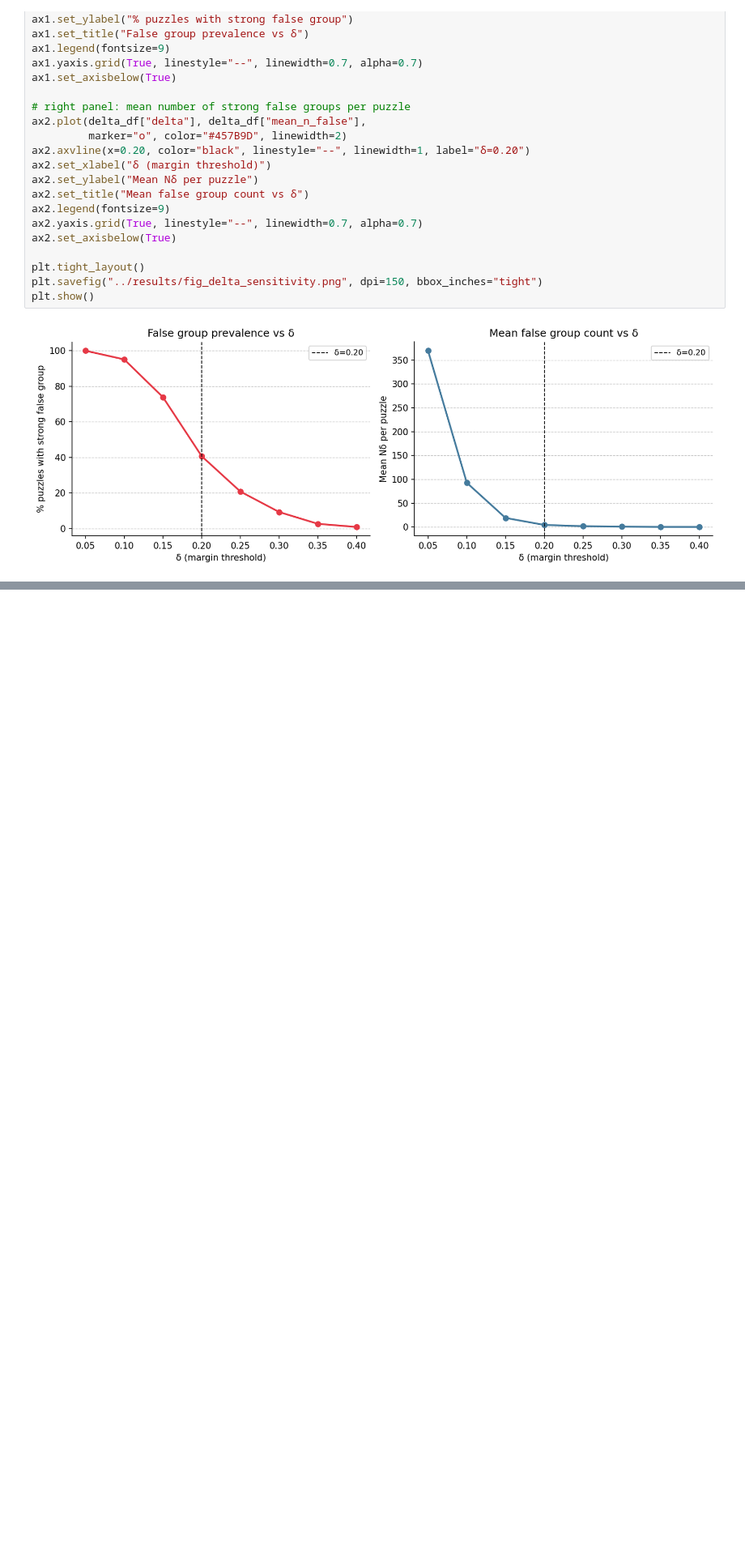
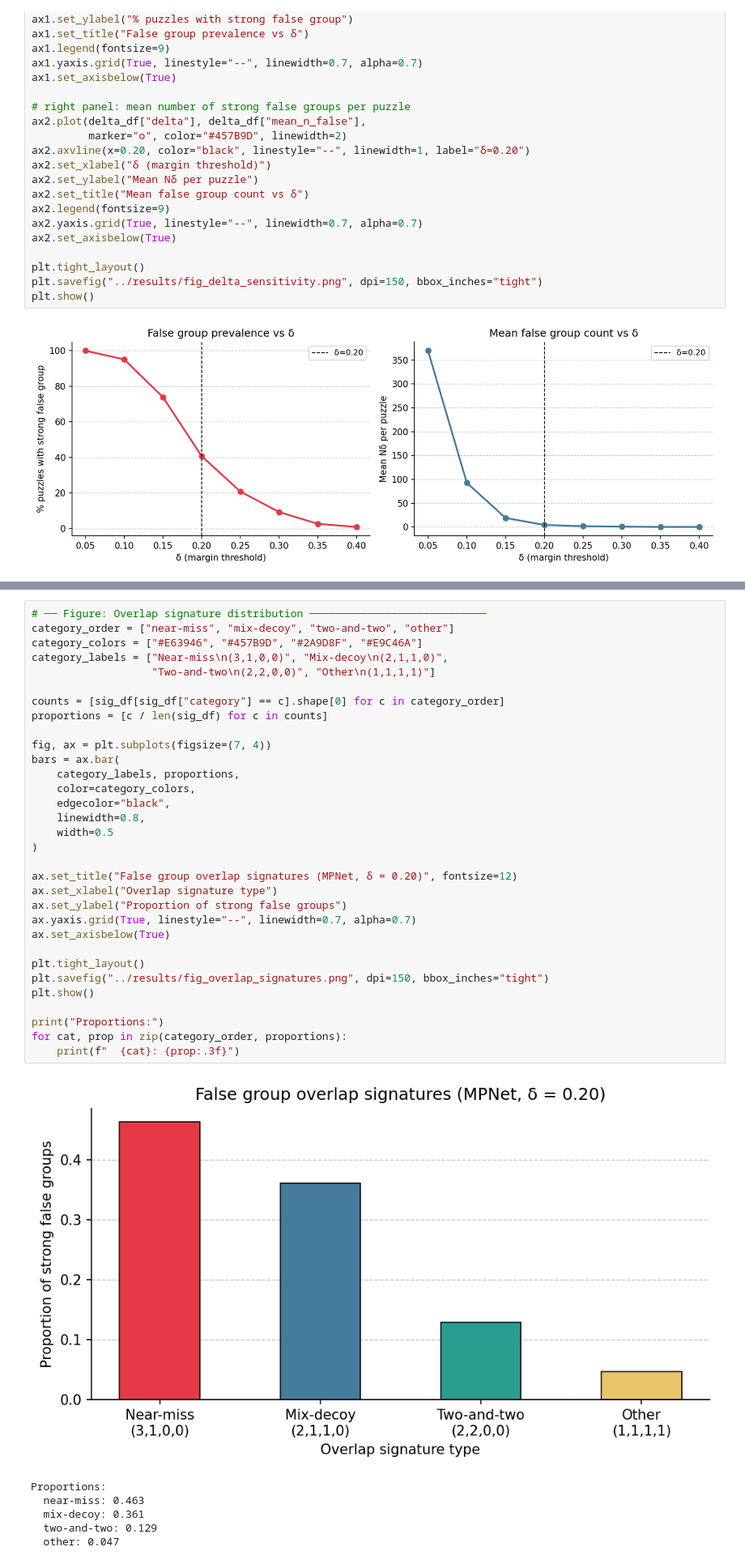
Before and after one commit to benburda/nyt-connections-thesis, a Jupyter notebook: notebooks/02_analysis.ipynb, the cells around one changed output, grey strips where cells are left out. Shown at 81% size. Cells and saved outputs as stored; diff of their text form; blank space fills up the shorter version.

```diff
--- a/notebooks/02_analysis.ipynb
+++ b/notebooks/02_analysis.ipynb
@@ -783,0 +802,39 @@ print(sig_df["signature"].value_counts().head(10))
+# %%
+# ── Figure: Overlap signature distribution ────────────────────────────
+category_order = ["near-miss", "mix-decoy", "two-and-two", "other"]
+category_colors = ["#E63946", "#457B9D", "#2A9D8F", "#E9C46A"]
+category_labels = ["Near-miss\n(3,1,0,0)", "Mix-decoy\n(2,1,1,0)",
+                   "Two-and-two\n(2,2,0,0)", "Other\n(1,1,1,1)"]
+
+counts = [sig_df[sig_df["category"] == c].shape[0] for c in category_order]
+proportions = [c / len(sig_df) for c in counts]
+
+fig, ax = plt.subplots(figsize=(7, 4))
+bars = ax.bar(
+    category_labels, proportions,
+    color=category_colors,
+    edgecolor="black",
+    linewidth=0.8,
+    width=0.5
+)
+
+ax.set_title("False group overlap signatures (MPNet, δ = 0.20)", fontsize=12)
+ax.set_xlabel("Overlap signature type")
+ax.set_ylabel("Proportion of strong false groups")
+ax.yaxis.grid(True, linestyle="--", linewidth=0.7, alpha=0.7)
+ax.set_axisbelow(True)
+
+plt.tight_layout()
+plt.savefig("../results/fig_overlap_signatures.png", dpi=150, bbox_inches="tight")
+plt.show()
+
+print("Proportions:")
+for cat, prop in zip(category_order, proportions):
+    print(f"  {cat}: {prop:.3f}")
+# %% [output]
+[figure, added]
+Proportions:
+  near-miss: 0.463
+  mix-decoy: 0.361
+  two-and-two: 0.129
+  other: 0.047
```
Also changed, not shown: parts of 1 cell of this notebook, 8 other files.
